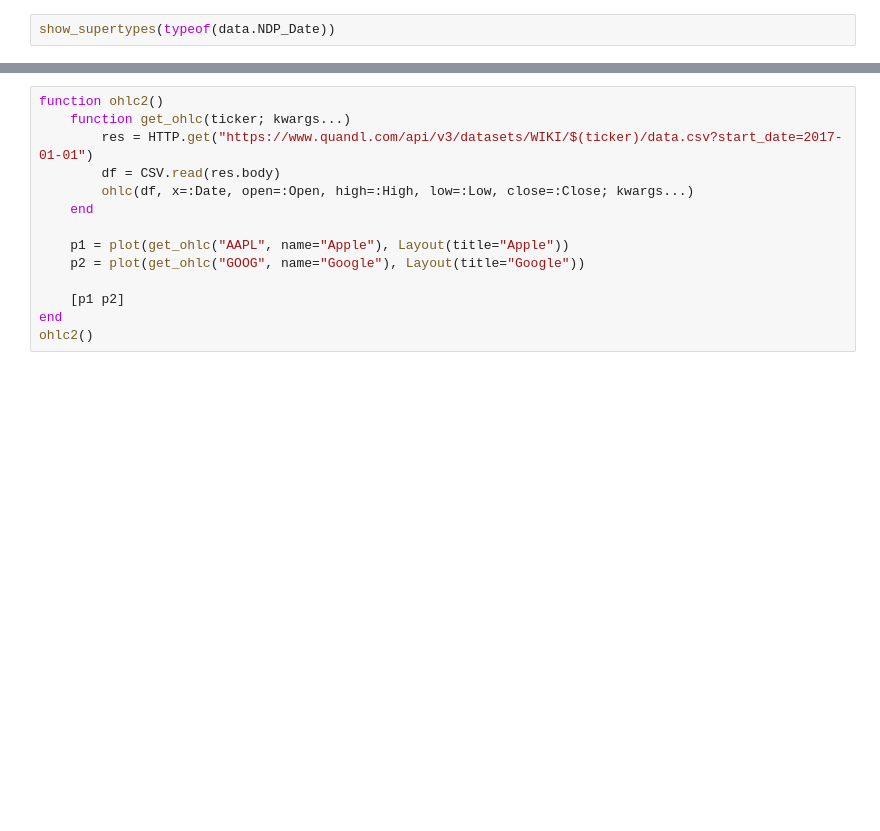
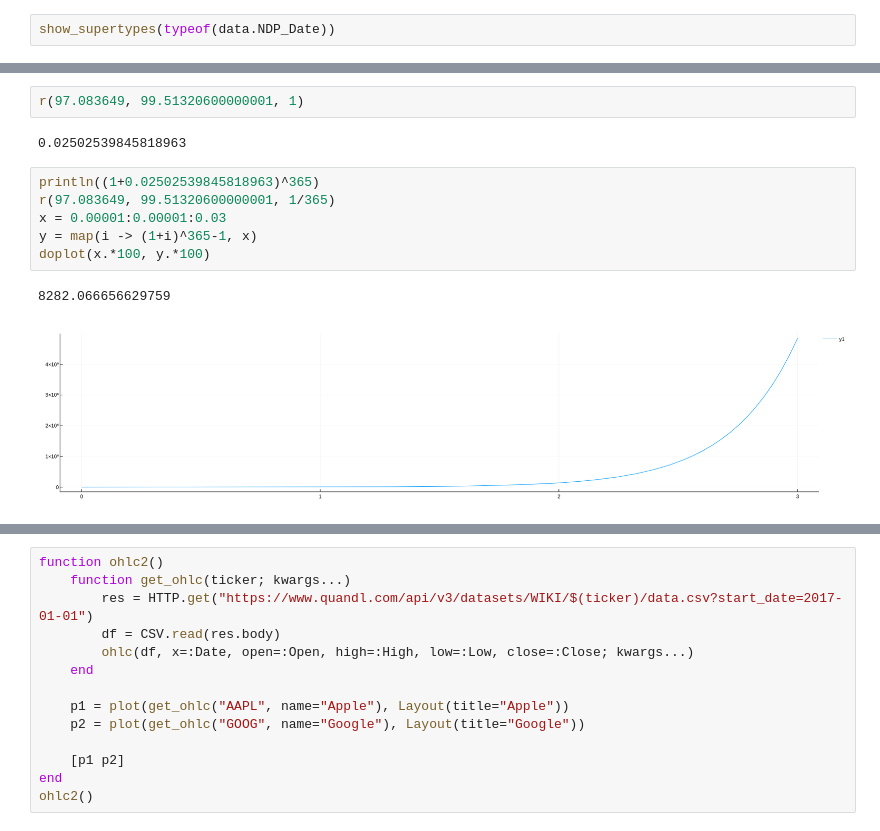
Before and after one commit to agsha/julia, a Jupyter notebook: template.ipynb, the cells around one changed output, grey strips where cells are left out. Drawn from its saved outputs; the diff is of its cells as text; blank space fills up the shorter version.

```diff
--- a/template.ipynb
+++ b/template.ipynb
@@ -150,0 +186,13 @@ show_supertypes(typeof(data.NDP_Date))
+# %%
+r(97.083649, 99.51320600000001, 1)
+# %% [output]
+0.02502539845818963
+# %%
+println((1+0.02502539845818963)^365)
+r(97.083649, 99.51320600000001, 1/365)
+x = 0.00001:0.00001:0.03
+y = map(i -> (1+i)^365-1, x)
+doplot(x.*100, y.*100)
+# %% [output]
+8282.066656629759
+[figure, added]
```
Also changed, not shown: parts of 16 cells of this notebook.
